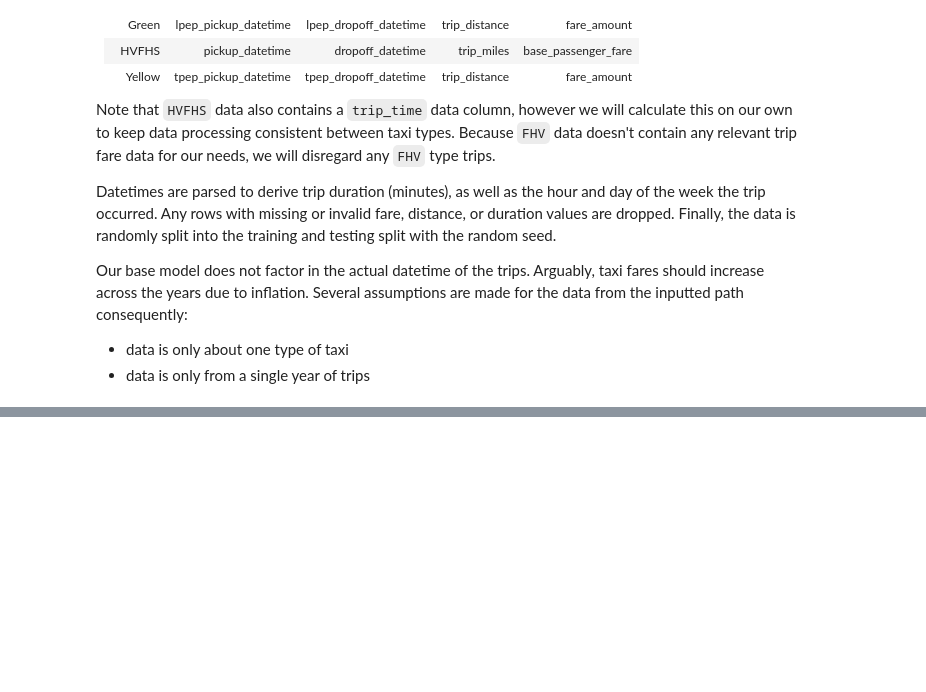
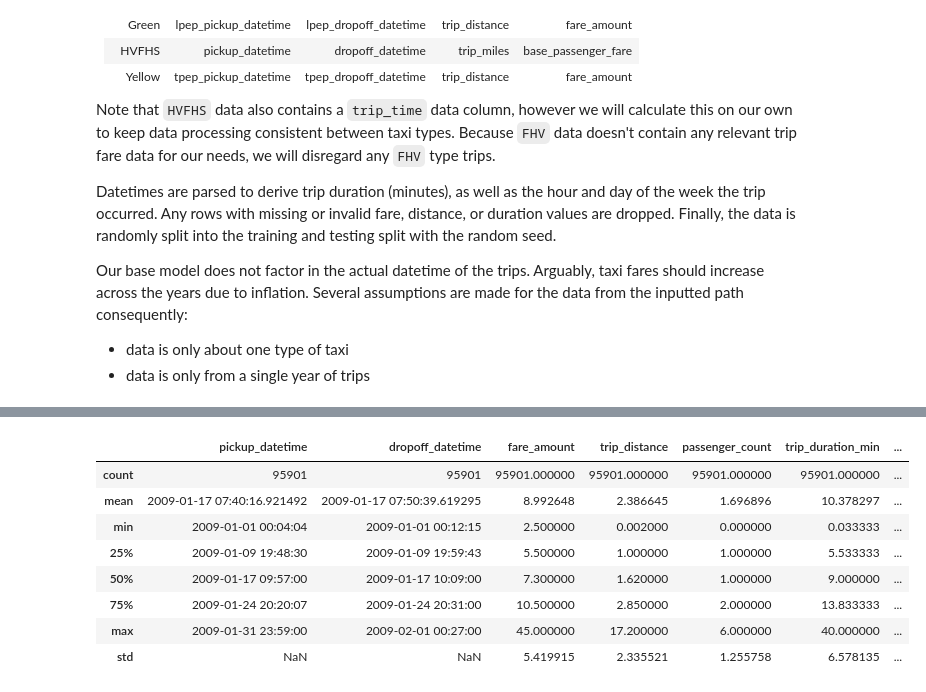
Before and after one commit to TangyKiwi/DSC-291-AWS, a Jupyter notebook: gam/MAIN.ipynb, the cells around one changed output, grey strips where cells are left out. Saved outputs shown, nothing was run; the diff lists cells and outputs as text; code cells hidden in the pictures; blank space fills up the shorter version.

```diff
--- a/gam/MAIN.ipynb
+++ b/gam/MAIN.ipynb
@@ -270,0 +292,68 @@ Successfully read 1 DataFrames. Concatenating...
+# %%
+## Feature Engineering
+
+import numpy as np
+
+# Standardize trip distance column name if needed
+distance_candidates = ["trip_distance", "Trip_Distance", "trip_miles", "Trip_Miles"]
+found_distance = None
+for col in distance_candidates:
+    if col in data.columns:
+        found_distance = col
+        break
+
+if found_distance is None:
+    raise ValueError(f"Could not find a trip distance column in data columns: {data.columns.tolist()}")
+
+# Create a unified 'trip_distance' column
+if found_distance != "trip_distance":
+    data["trip_distance"] = data[found_distance]
+
+# Ensure datetime columns are proper datetimes
+data["pickup_datetime"] = pd.to_datetime(data["pickup_datetime"], errors="coerce")
+data["dropoff_datetime"] = pd.to_datetime(data["dropoff_datetime"], errors="coerce")
+
+# Trip duration in minutes
+data["trip_duration_min"] = (data["dropoff_datetime"] - data["pickup_datetime"]).dt.total_seconds() / 60.0
+
+# Hour of day and day of week (0=Monday,...,6=Sunday)
+data["pickup_hour"] = data["pickup_datetime"].dt.hour
+data["pickup_dow"] = data["pickup_datetime"].dt.dayofweek
+
+# Basic cleaning: drop rows with missing key fields
+required_cols = [
+    "fare_amount",
+    "trip_distance",
+    "trip_duration_min",
+    "pickup_hour",
+    "pickup_dow",
+]
+
+# passenger_count may be missing for some taxi types; include if present
+if "passenger_count" in data.columns:
+    required_cols.append("passenger_count")
+
+clean = data.dropna(subset=required_cols).copy()
+
+# Filter out clearly invalid values
+clean = clean[(clean["fare_amount"] > 0)]
+clean = clean[(clean["trip_distance"] > 0)]
+clean = clean[(clean["trip_duration_min"] > 0)]
+
+# Trim extreme outliers using the 99th percentile for key continuous features
+quantiles = clean[["fare_amount", "trip_distance", "trip_duration_min"]].quantile(0.99)
+clean = clean[clean["fare_amount"] <= quantiles["fare_amount"]]
+clean = clean[clean["trip_distance"] <= quantiles["trip_distance"]]
+clean = clean[clean["trip_duration_min"] <= quantiles["trip_duration_min"]]
+
+clean.describe(include="all")
+# %% [output]
+|  | pickup_datetime | dropoff_datetime | fare_amount | trip_distance | passenger_count | trip_duration_min | ... |
+| count | 95901 | 95901 | 95901.000000 | 95901.000000 | 95901.000000 | 95901.000000 | ... |
+| mean | 2009-01-17 07:40:16.921492 | 2009-01-17 07:50:39.619295 | 8.992648 | 2.386645 | 1.696896 | 10.378297 | ... |
+| min | 2009-01-01 00:04:04 | 2009-01-01 00:12:15 | 2.500000 | 0.002000 | 0.000000 | 0.033333 | ... |
+| 25% | 2009-01-09 19:48:30 | 2009-01-09 19:59:43 | 5.500000 | 1.000000 | 1.000000 | 5.533333 | ... |
+| 50% | 2009-01-17 09:57:00 | 2009-01-17 10:09:00 | 7.300000 | 1.620000 | 1.000000 | 9.000000 | ... |
+| 75% | 2009-01-24 20:20:07 | 2009-01-24 20:31:00 | 10.500000 | 2.850000 | 2.000000 | 13.833333 | ... |
+| max | 2009-01-31 23:59:00 | 2009-02-01 00:27:00 | 45.000000 | 17.200000 | 6.000000 | 40.000000 | ... |
+| std | NaN | NaN | 5.419915 | 2.335521 | 1.255758 | 6.578135 | ... |
```
Also changed, not shown: parts of 5 cells of this notebook, 1 other file.
